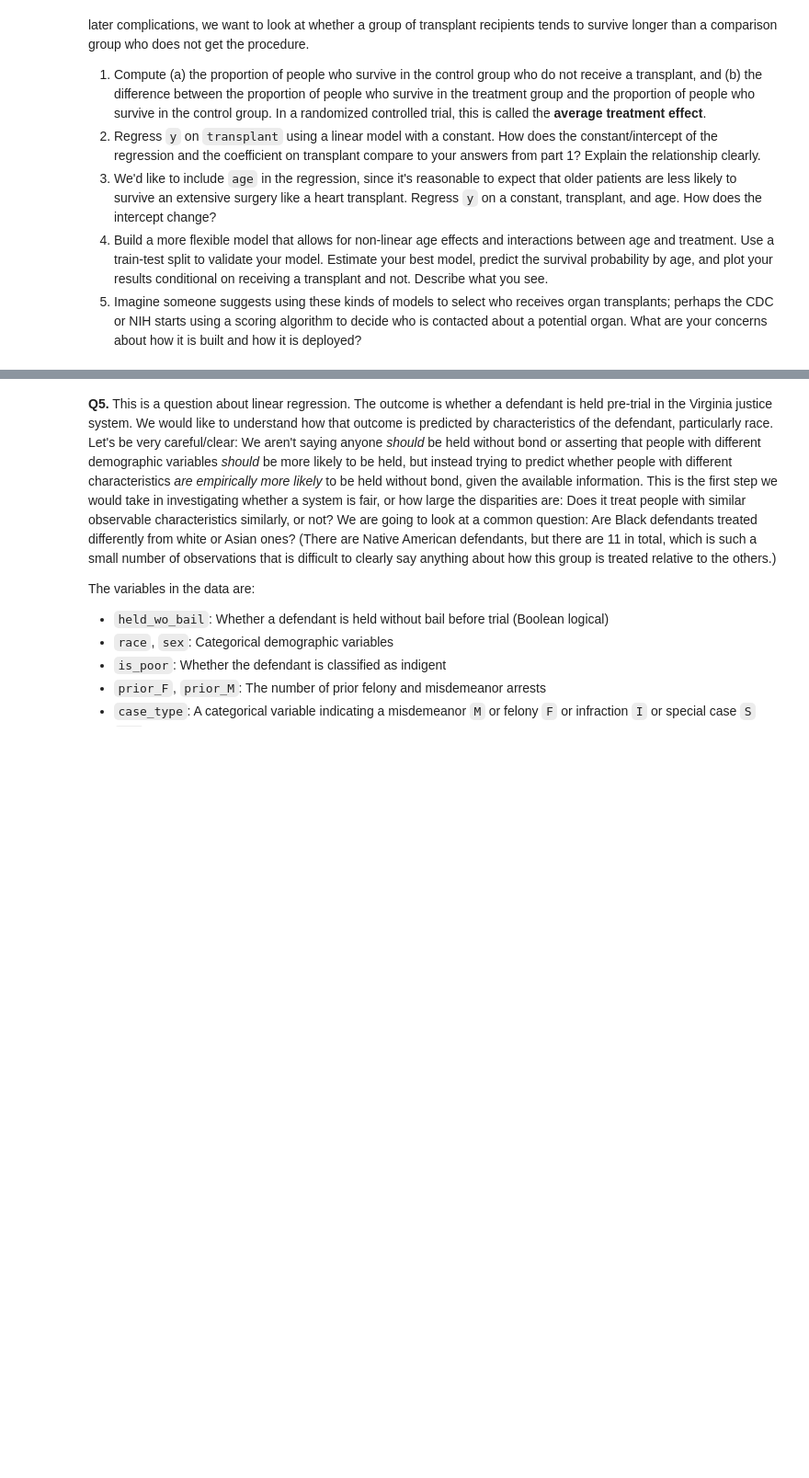
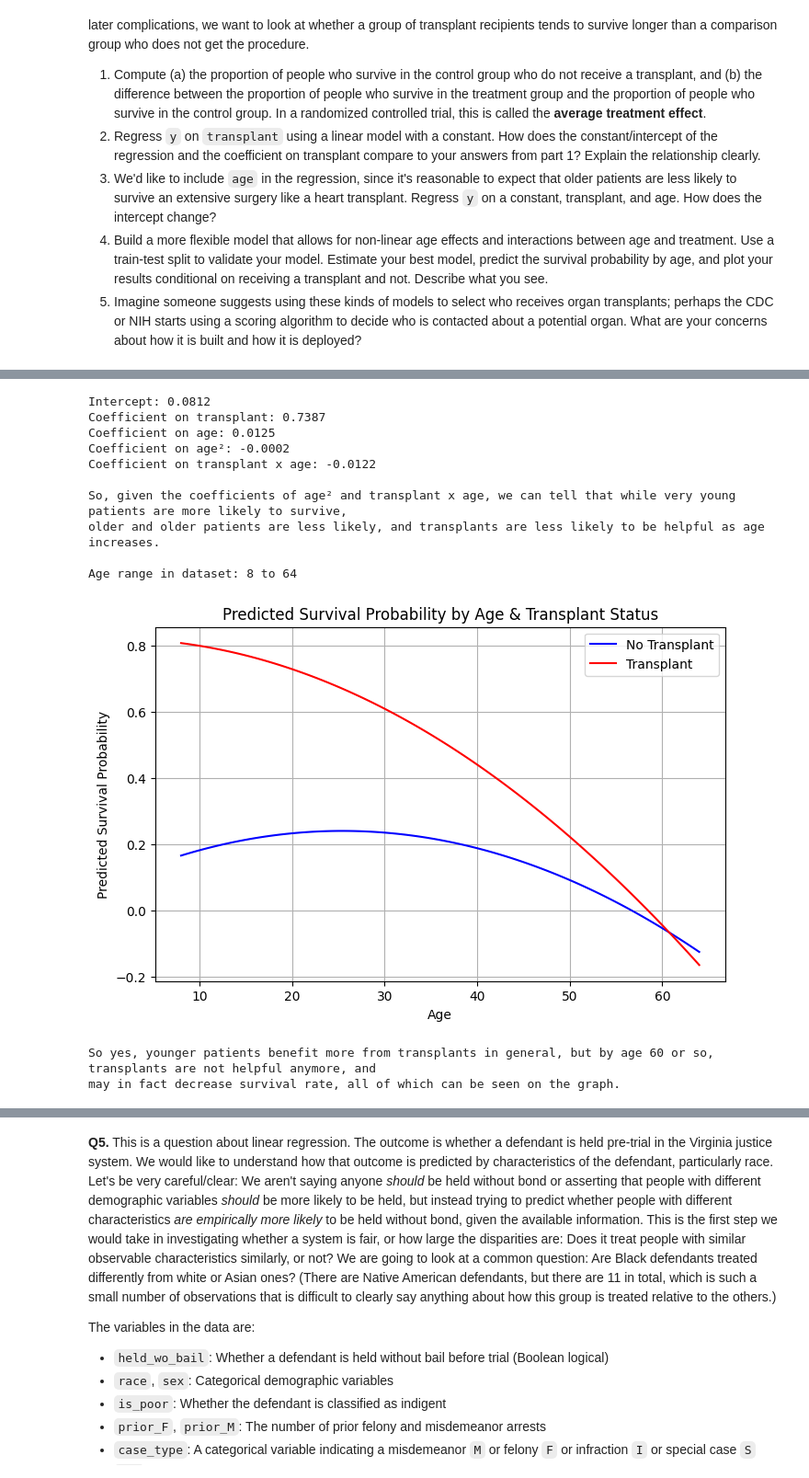
Before and after one commit to sutherlandn/linearModels, a Jupyter notebook: assignment/assignment.ipynb, the cells around one changed output, grey strips where cells are left out. Shown at 92% size. Drawn from its saved outputs; the diff is of its cells as text; code cells hidden in the pictures; blank space fills up the shorter version.

```diff
--- a/assignment/assignment.ipynb
+++ b/assignment/assignment.ipynb
@@ -256,3 +256,15 @@ Since a heart transplant is a dangerous operation and even people who successful
 3. We'd like to include `age` in the regression, since it's reasonable to expect that older patients are less likely to survive an extensive surgery like a heart transplant. Regress `y` on a constant, transplant, and age. How does the intercept change?
 4. Build a more flexible model that allows for non-linear age effects and interactions between age and treatment. Use a train-test split to validate your model. Estimate your best model, predict the survival probability by age, and plot your results conditional on receiving a transplant and not. Describe what you see.
 5. Imagine someone suggests using these kinds of models to select who receives organ transplants; perhaps the CDC or NIH starts using a scoring algorithm to decide who is contacted about a potential organ. What are your concerns about how it is built and how it is deployed?
+# %%
+#1
+df = pd.read_csv('/content/linearModels/assignment/data/heart_hw.csv')
+df["transplant"] = df["transplant"].map({"control": 0, "treatment": 1})
+
+control_survival = df[df["transplant"] == 0]["y"].mean()
+treatment_survival = df[df["transplant"] == 1]["y"].mean()
+ATE = treatment_survival - control_survival
+
+print(f"Survival rate (control group, no transplant): {control_survival:.4f}")
+print(f"Survival rate (treatment group, transplant): {treatment_survival:.4f}")
+print(f"Average Treatment Effect (ATE): {ATE:.4f}")
@@ -258,0 +321,67 @@ Since a heart transplant is a dangerous operation and even people who successful
+# %%
+#4
+from sklearn.model_selection import train_test_split
+from sklearn.preprocessing import PolynomialFeatures
+import numpy as np
+import matplotlib.pyplot as plt
+
+df["age_squared"] = df["age"] ** 2
+df["transplant_age_interaction"] = df["transplant"] * df["age"]
+
+X = df[["transplant", "age", "age_squared", "transplant_age_interaction"]]
+y = df["y"]
+
+#  training (80%) and test (20%)
+X_train, X_test, y_train, y_test = train_test_split(X, y, test_size=0.2, random_state=42)
+
+model = LinearRegression()
+model.fit(X_train, y_train)
+
+intercept = model.intercept_
+coefs = model.coef_
+
+print(f"Intercept: {intercept:.4f}")
+print(f"Coefficient on transplant: {coefs[0]:.4f}")
+print(f"Coefficient on age: {coefs[1]:.4f}")
+print(f"Coefficient on age²: {coefs[2]:.4f}")
+print(f"Coefficient on transplant x age: {coefs[3]:.4f}")
+print('\nSo, given the coefficients of age² and transplant x age, we can tell that while very young patients are more likely to survive,')
+print('older and older patients are less likely, and transplants are less likely to be helpful as age increases.')
+
+min_age = df["age"].min()
+max_age = df["age"].max()
+
+print(f"\nAge range in dataset: {min_age} to {max_age}\n")
+
+ages = np.linspace(min_age, max_age, 100)  # based on found age range
+
+X_no_transplant = np.column_stack((np.zeros_like(ages), ages, ages**2, np.zeros_like(ages))) #non transplant
+y_pred_no_transplant = model.predict(X_no_transplant)
+X_transplant = np.column_stack((np.ones_like(ages), ages, ages**2, ages))  # transplant
+y_pred_transplant = model.predict(X_transplant)
+
+plt.figure(figsize=(8, 5))
+plt.plot(ages, y_pred_no_transplant, label="No Transplant", color='blue')
+plt.plot(ages, y_pred_transplant, label="Transplant", color='red')
+plt.xlabel("Age")
+plt.ylabel("Predicted Survival Probability")
+plt.title("Predicted Survival Probability by Age & Transplant Status")
+plt.legend()
+plt.grid(True)
+plt.show()
+print('\nSo yes, younger patients benefit more from transplants in general, but by age 60 or so, transplants are not helpful anymore, and')
+print('may in fact decrease survival rate, all of which can be seen on the graph.')
+# %% [output]
+Intercept: 0.0812
+Coefficient on transplant: 0.7387
+Coefficient on age: 0.0125
+Coefficient on age²: -0.0002
+Coefficient on transplant x age: -0.0122
+
+So, given the coefficients of age² and transplant x age, we can tell that while very young patients are more likely to survive,
+older and older patients are less likely, and transplants are less likely to be helpful as age increases.
+
+Age range in dataset: 8 to 64
+[figure, added]
+So yes, younger patients benefit more from transplants in general, but by age 60 or so, transplants are not helpful anymore, and
+may in fact decrease survival rate, all of which can be seen on the graph.
```
Also changed, not shown: parts of 5 cells of this notebook.
